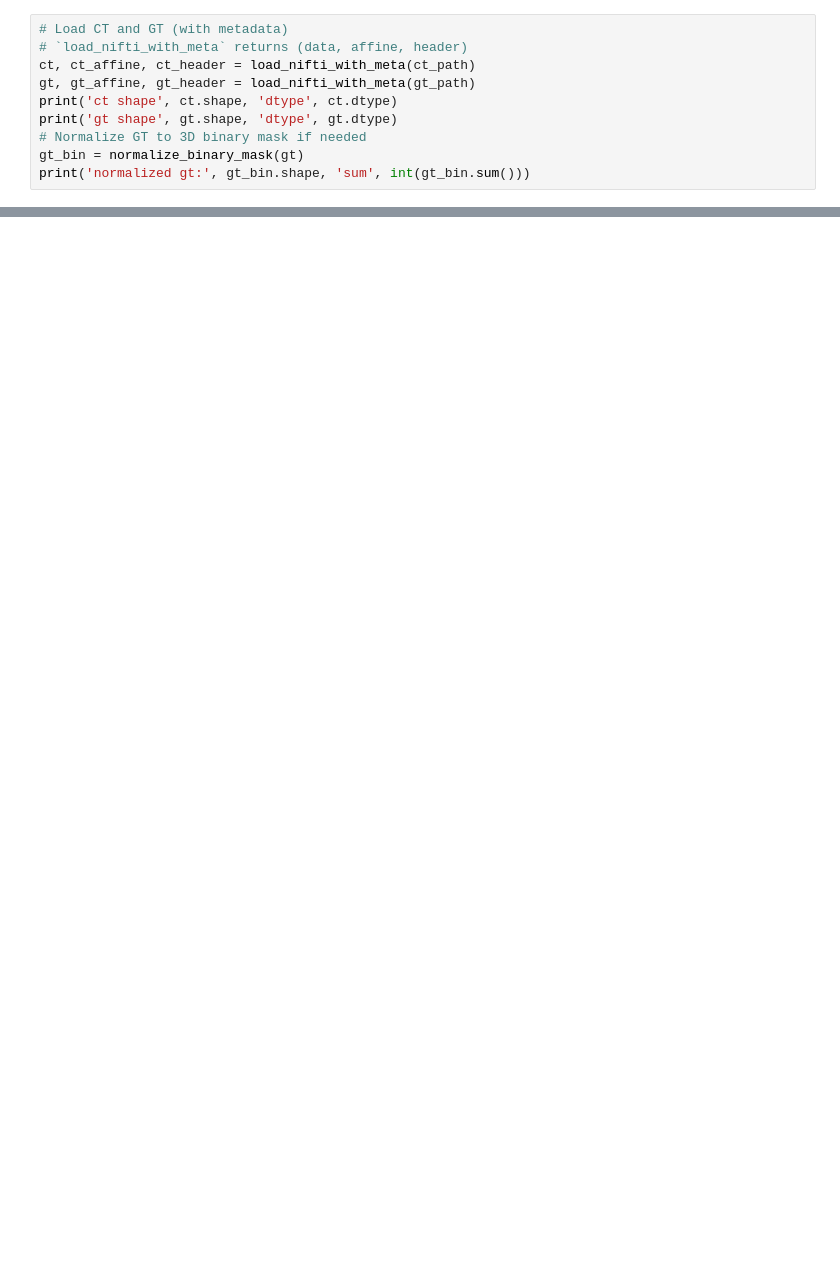
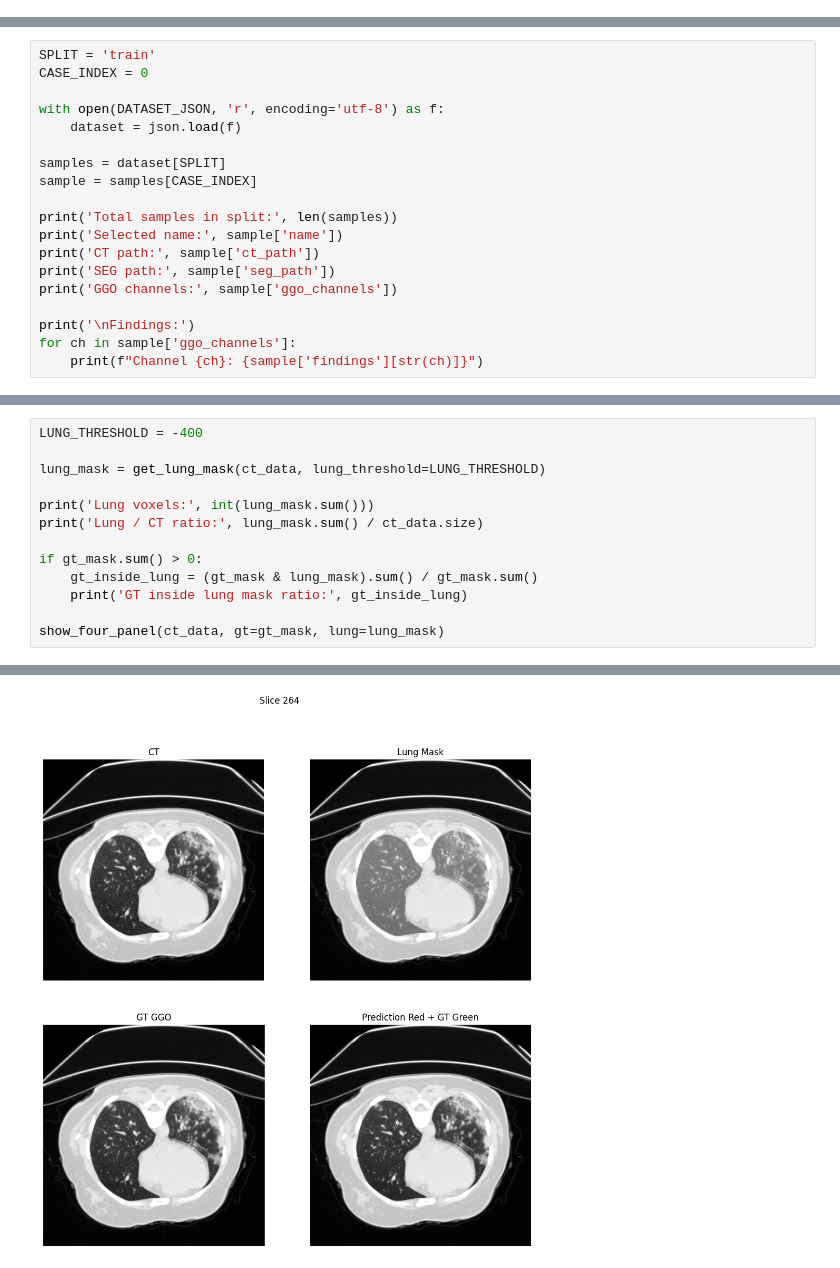
Before and after one commit to ckekula/fyp-3d-ct, a Jupyter notebook: image-processing/eda_pipeline.ipynb, the cells around one changed output, grey strips where cells are left out. Cells and saved outputs as stored; diff of their text form; blank space fills up the shorter version.

```diff
--- a/image-processing/eda_pipeline.ipynb
+++ b/image-processing/eda_pipeline.ipynb
@@ -121,10 +0,0 @@ GT path: ..\data\segmentations\train_6_a_2.nii.gz
-# %%
-# Load CT and GT (with metadata)
-# `load_nifti_with_meta` returns (data, affine, header)
-ct, ct_affine, ct_header = load_nifti_with_meta(ct_path)
-gt, gt_affine, gt_header = load_nifti_with_meta(gt_path)
-print('ct shape', ct.shape, 'dtype', ct.dtype)
-print('gt shape', gt.shape, 'dtype', gt.dtype)
-# Normalize GT to 3D binary mask if needed
-gt_bin = normalize_binary_mask(gt)
-print('normalized gt:', gt_bin.shape, 'sum', int(gt_bin.sum()))
@@ -362,0 +44,19 @@ else:
+# %%
+SPLIT = 'train'
+CASE_INDEX = 0
+
+with open(DATASET_JSON, 'r', encoding='utf-8') as f:
+    dataset = json.load(f)
+
+samples = dataset[SPLIT]
+sample = samples[CASE_INDEX]
+
+print('Total samples in split:', len(samples))
+print('Selected name:', sample['name'])
+print('CT path:', sample['ct_path'])
+print('SEG path:', sample['seg_path'])
+print('GGO channels:', sample['ggo_channels'])
+
+print('\nFindings:')
+for ch in sample['ggo_channels']:
+    print(f"Channel {ch}: {sample['findings'][str(ch)]}")
@@ -362,0 +227,14 @@ else:
+# %%
+LUNG_THRESHOLD = -400
+
+lung_mask = get_lung_mask(ct_data, lung_threshold=LUNG_THRESHOLD)
+
+print('Lung voxels:', int(lung_mask.sum()))
+print('Lung / CT ratio:', lung_mask.sum() / ct_data.size)
+
+if gt_mask.sum() > 0:
+    gt_inside_lung = (gt_mask & lung_mask).sum() / gt_mask.sum()
+    print('GT inside lung mask ratio:', gt_inside_lung)
+
+show_four_panel(ct_data, gt=gt_mask, lung=lung_mask)
+# %% [output]
@@ -362,0 +244 @@ else:
+[figure, added]
```
Also changed, not shown: parts of 46 cells of this notebook.
